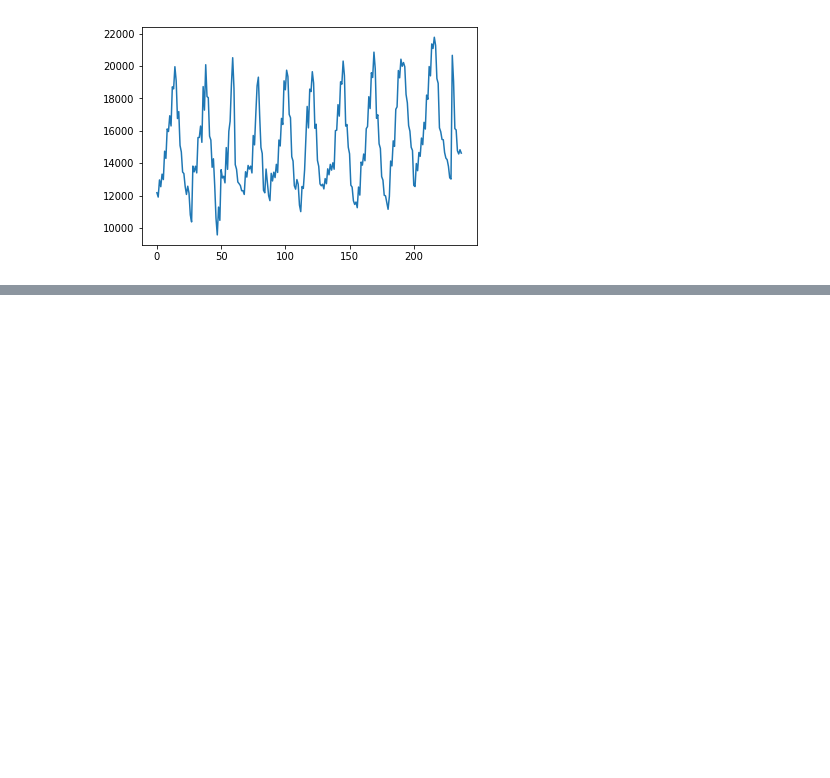
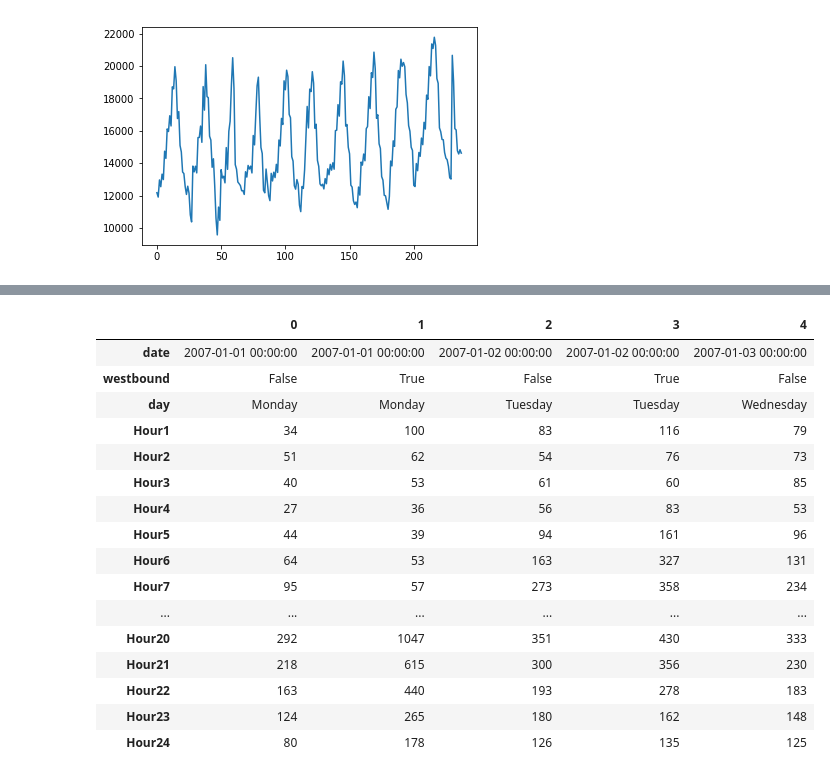
Before and after one commit to leannebaldwin/Pass_Closure, a Jupyter notebook: data_exploration/snoqualmie_pass_PTR/Snoqulamie_PTR_Data_exploration.ipynb, the cells around one changed output, grey strips where cells are left out. Cells and saved outputs as stored; diff of their text form; code cells hidden in the pictures; blank space fills up the shorter version.

```diff
--- a/data_exploration/snoqualmie_pass_PTR/Snoqulamie_PTR_Data_exploration.ipynb
+++ b/data_exploration/snoqualmie_pass_PTR/Snoqulamie_PTR_Data_exploration.ipynb
@@ -291,0 +392,6 @@ plt.show()
+# %%
+date.index = westbound.index
+# %%
+data = data901.drop(['SiteId', 'SiteLocation', 'date', 'direction'], axis=1)
+# %%
+df = pd.concat([date, westbound, data], axis=1)
@@ -291,0 +408,22 @@ plt.show()
+# %%
+df.rename(columns={0:'westbound'}, inplace=True)
+# %%
+df.head().T
+# %% [output]
+|  | 0 | 1 | 2 | 3 | 4 |
+| date | 2007-01-01 00:00:00 | 2007-01-01 00:00:00 | 2007-01-02 00:00:00 | 2007-01-02 00:00:00 | 2007-01-03 00:00:00 |
+| westbound | False | True | False | True | False |
+| day | Monday | Monday | Tuesday | Tuesday | Wednesday |
+| Hour1 | 34 | 100 | 83 | 116 | 79 |
+| Hour2 | 51 | 62 | 54 | 76 | 73 |
+| Hour3 | 40 | 53 | 61 | 60 | 85 |
+| Hour4 | 27 | 36 | 56 | 83 | 53 |
+| Hour5 | 44 | 39 | 94 | 161 | 96 |
+| Hour6 | 64 | 53 | 163 | 327 | 131 |
+| Hour7 | 95 | 57 | 273 | 358 | 234 |
+| ... | ... | ... | ... | ... | ... |
+| Hour20 | 292 | 1047 | 351 | 430 | 333 |
+| Hour21 | 218 | 615 | 300 | 356 | 230 |
+| Hour22 | 163 | 440 | 193 | 278 | 183 |
+| Hour23 | 124 | 265 | 180 | 162 | 148 |
+| Hour24 | 80 | 178 | 126 | 135 | 125 |
```
Also changed, not shown: parts of 11 cells of this notebook.
